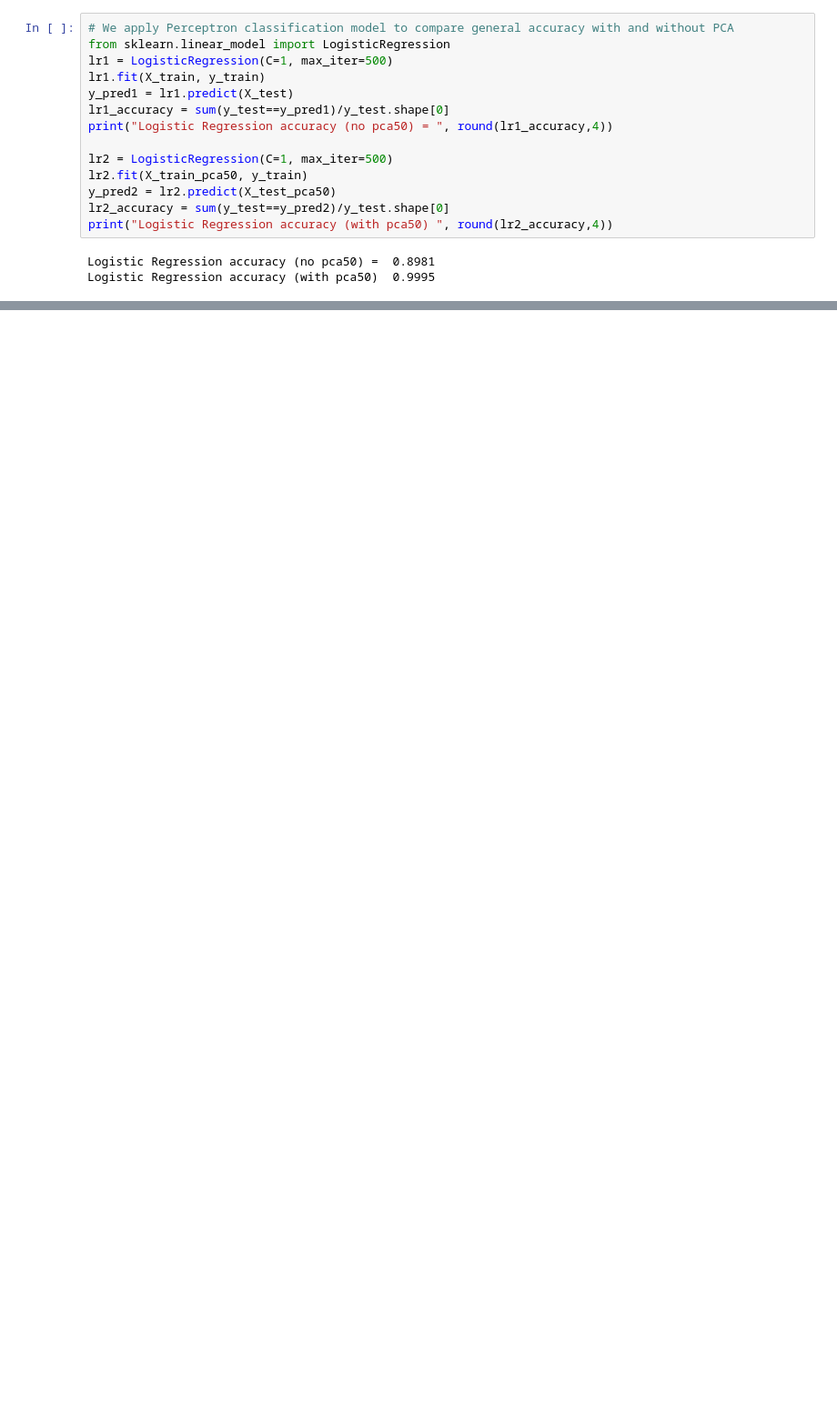
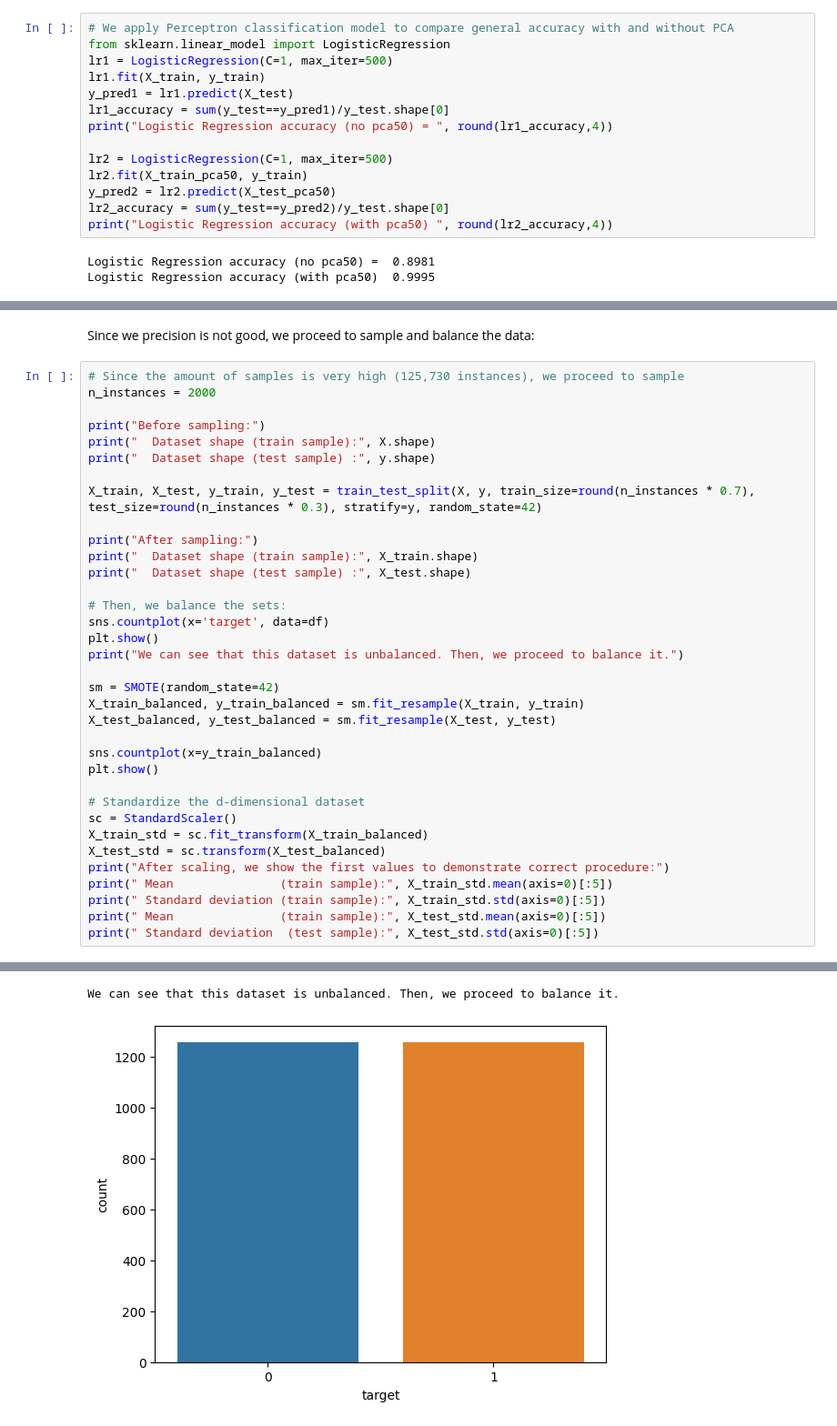
Before and after one commit to fsigs/nmsu-cs519-machine-learning-1-project, a Jupyter notebook: ps04/ML_Project.ipynb, the cells around one changed output, grey strips where cells are left out. Shown at 91% size. Drawn from its saved outputs; the diff is of its cells as text; blank space fills up the shorter version.

```diff
--- a/ps04/ML_Project.ipynb
+++ b/ps04/ML_Project.ipynb
@@ -482,0 +461,38 @@ Logistic Regression accuracy (with pca50)  0.9995
+# %% [markdown]
+Since we precision is not good, we proceed to sample and balance the data:
+# %%
+# Since the amount of samples is very high (125,730 instances), we proceed to sample
+n_instances = 2000
+
+print("Before sampling:")
+print("  Dataset shape (train sample):", X.shape)
+print("  Dataset shape (test sample) :", y.shape)
+
+X_train, X_test, y_train, y_test = train_test_split(X, y, train_size=round(n_instances * 0.7), test_size=round(n_instances * 0.3), stratify=y, random_state=42)
+
+print("After sampling:")
+print("  Dataset shape (train sample):", X_train.shape)
+print("  Dataset shape (test sample) :", X_test.shape)
+
+# Then, we balance the sets:
+sns.countplot(x='target', data=df)
+plt.show()
+print("We can see that this dataset is unbalanced. Then, we proceed to balance it.")
+
+sm = SMOTE(random_state=42)
+X_train_balanced, y_train_balanced = sm.fit_resample(X_train, y_train)
+X_test_balanced, y_test_balanced = sm.fit_resample(X_test, y_test)
+
+sns.countplot(x=y_train_balanced)
+plt.show()
+
+# Standardize the d-dimensional dataset
+sc = StandardScaler()
+X_train_std = sc.fit_transform(X_train_balanced)
+X_test_std = sc.transform(X_test_balanced)
+print("After scaling, we show the first values to demonstrate correct procedure:")
+print(" Mean               (train sample):", X_train_std.mean(axis=0)[:5])
+print(" Standard deviation (train sample):", X_train_std.std(axis=0)[:5])
+print(" Mean               (train sample):", X_test_std.mean(axis=0)[:5])
+print(" Standard deviation  (test sample):", X_test_std.std(axis=0)[:5])
+# %% [output]
@@ -482,0 +506,2 @@ Logistic Regression accuracy (with pca50)  0.9995
+We can see that this dataset is unbalanced. Then, we proceed to balance it.
+[figure, added]
```
Also changed, not shown: parts of 12 cells of this notebook.
